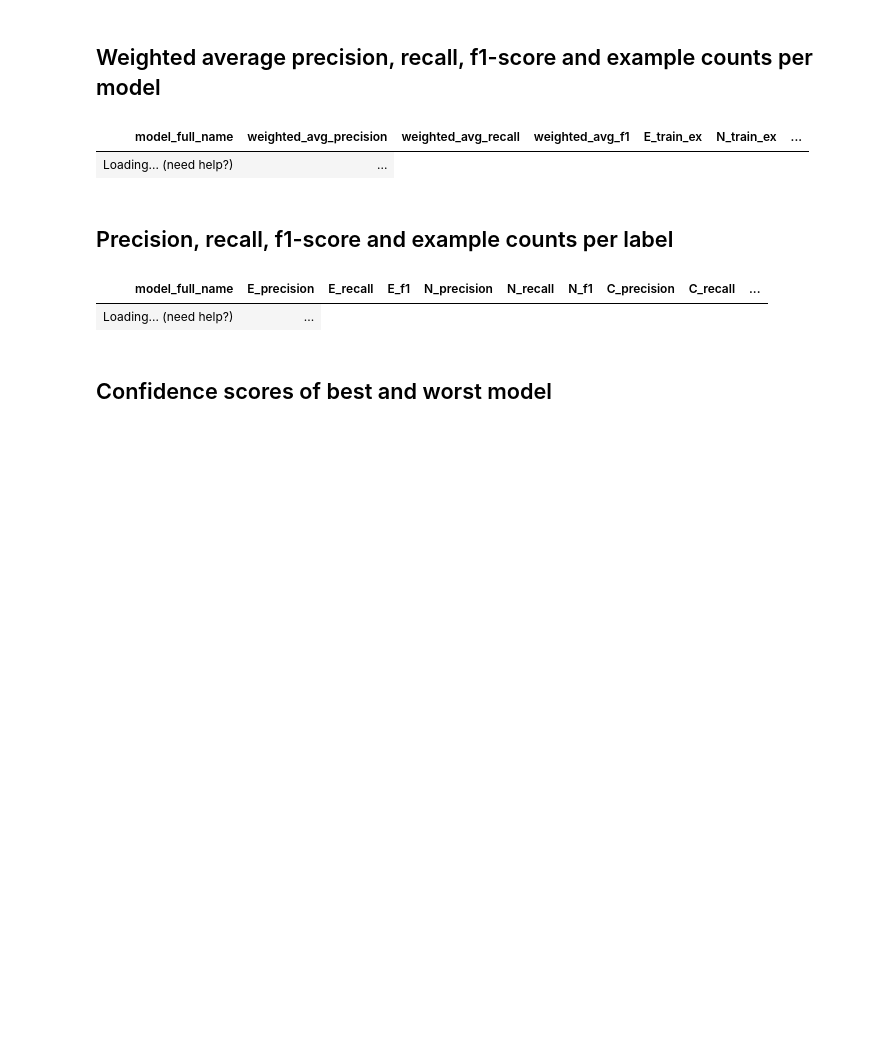
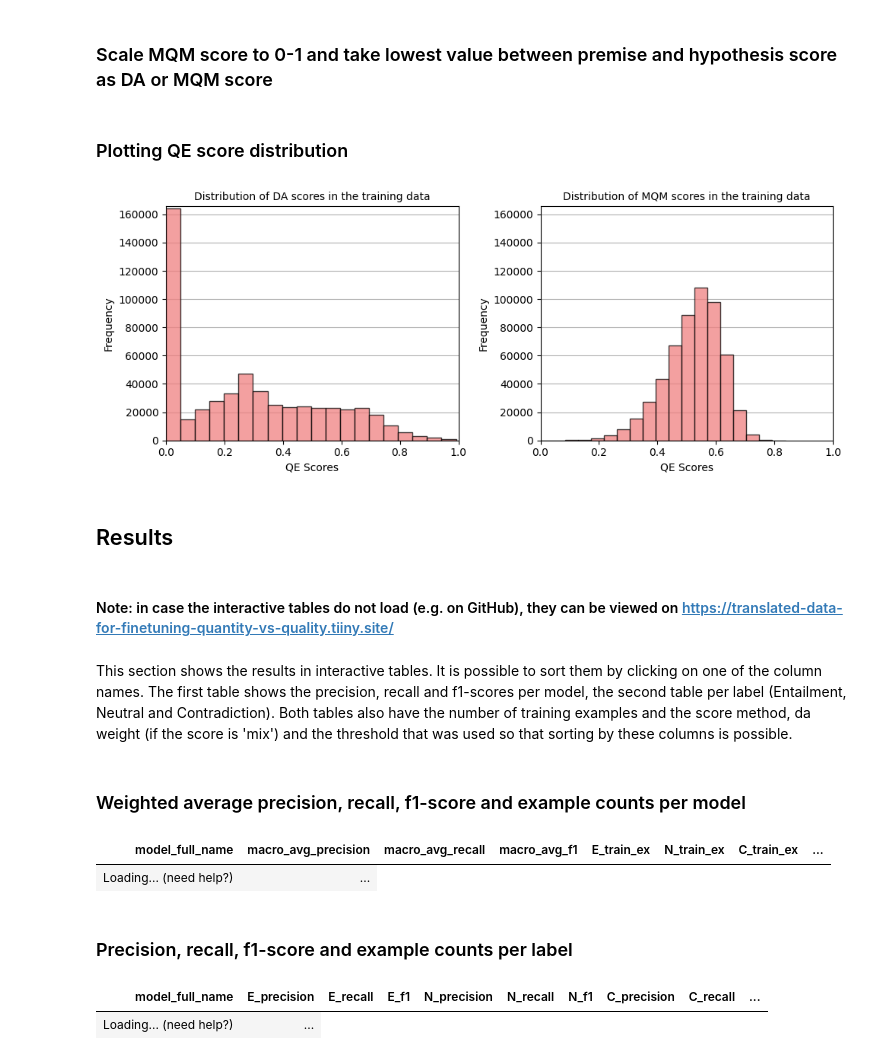
Before and after one commit to mariekevdh/NLP_finalproject, a Jupyter notebook: analysis.ipynb, the cells around one changed output. Cells and saved outputs as stored; diff of their text form; code cells hidden in the pictures; blank space fills up the shorter version.

```diff
--- a/analysis.ipynb
+++ b/analysis.ipynb
@@ -12,0 +23,2 @@ import pandas as pd
+# %%
+dataset = load_dataset("GroNLP/ik-nlp-22_transqe")
@@ -12,0 +42,2 @@ import pandas as pd
+# %% [markdown]
+### Scale MQM score to 0-1 and take lowest value between premise and hypothesis score as DA or MQM score
@@ -13,18 +62,68 @@ import pandas as pd
+# %%
+dataset = dataset.map(scale_mqm)
+dataset = dataset.map(lambda example: lowest_qe(example, score_type="da"))
+dataset = dataset.map(lambda example: lowest_qe(example, score_type="mqm"))
+# %% [markdown]
+### Plotting QE score distribution
+# %%
+def plot_scores(dataset, num_bins=20):
+    # Get qe scores from train set and convert them to floats
+    da_scores = [float(score) for score in dataset['train']["da"]]
+    mqm_scores = [float(score) for score in dataset['train']["mqm"]]
+
+    # Get height of the highest bin so that the y-axes can be set to the same value
+    da_score_hist, _ = np.histogram(da_scores, bins=num_bins)
+    mqm_score_hist, _ = np.histogram(mqm_scores, bins=num_bins)
+
+    max_freq = max(da_score_hist.max(), mqm_score_hist.max())
+    max_freq += max_freq * 0.01
+
+    # Create subplots
+    fig, axs = plt.subplots(1, 2, figsize=(10, 4))
+
+    # Plot da_scores distribution
+    axs[0].hist(da_scores, bins=num_bins, color='lightcoral', edgecolor='black', zorder=3, alpha=0.75)
+    axs[0].set_title('Distribution of DA scores in the training data', fontsize=10)
+    axs[0].set_xlabel('QE Scores')
+    axs[0].set_ylabel('Frequency')
+    axs[0].set_ylim(0, max_freq)
+    axs[0].set_xlim(0, 1)
+    axs[0].grid(axis='y', zorder=0)
+
+    # Plot mqm_scores distribution
+    axs[1].hist(mqm_scores, bins=num_bins, color='lightcoral', edgecolor='black', zorder=3, alpha=0.75)
+    axs[1].set_title('Distribution of MQM scores in the training data', fontsize=10)
+    axs[1].set_xlabel('QE Scores')
+    axs[1].set_ylabel('Frequency')
+    axs[1].set_ylim(0, max_freq)
+    axs[1].set_xlim(0, 1)
+    axs[1].grid(axis='y', zorder=0)
+
+    plt.tight_layout()
+    plt.show()
+# %%
+plot_scores(dataset)
+# %% [output]
+[figure, added]
+# %% [markdown]
+## Results
+# %% [markdown]
+#### Note: in case the interactive tables do not load (e.g. on GitHub), they can be viewed on https://translated-data-for-finetuning-quantity-vs-quality.tiiny.site/
+# %% [markdown]
+This section shows the results in interactive tables. It is possible to sort them by clicking on one of the column names. The first table shows the precision, recall and f1-scores per model, the second table per label (Entailment, Neutral and Contradiction). Both tables also have the number of training examples and the score method, da weight (if the score is 'mix') and the threshold that was used so that sorting by these columns is possible.
+# %% [markdown]
+### Weighted average precision, recall, f1-score and example counts per model
 # %%
 df_results = pd.read_csv('results.csv')
+# %%
+show(df_results[["model_full_name", "macro_avg_precision", "macro_avg_recall", "macro_avg_f1", "E_train_ex", "N_train_ex", "C_train_ex", "total_train_ex", "score_method", "da_weight", "threshold"]], paging=False)
+# %% [output]
+| model_full_name | macro_avg_precision | macro_avg_recall | macro_avg_f1 | E_train_ex | N_train_ex | C_train_ex | ... |
+| Loading... (need help?) | ... |
 # %% [markdown]
-## Weighted average precision, recall, f1-score and example counts per model
+### Precision, recall, f1-score and example counts per label
 # %%
-show(df_results[["model_full_name", "weighted_avg_precision", "weighted_avg_recall", "weighted_avg_f1", "E_train_ex", "N_train_ex", "C_train_ex", "total_train_ex"]], paging=False)
+show(df_results[["model_full_name", "E_precision", "E_recall", "E_f1", "N_precision", "N_recall", "N_f1", "C_precision", "C_recall", "C_f1", "E_train_ex", "N_train_ex", "C_train_ex", "score_method", "da_weight", "threshold"]], paging=False)
 # %% [output]
-| model_full_name | weighted_avg_precision | weighted_avg_recall | weighted_avg_f1 | E_train_ex | N_train_ex | ... |
+| model_full_name | E_precision | E_recall | E_f1 | N_precision | N_recall | N_f1 | C_precision | C_recall | ... |
 | Loading... (need help?) | ... |
-# %% [markdown]
-## Precision, recall, f1-score and example counts per label
-# %%
-show(df_results[["model_full_name", "E_precision", "E_recall", "E_f1", "N_precision", "N_recall", "N_f1", "C_precision", "C_recall", "C_f1", "E_train_ex", "N_train_ex", "C_train_ex"]], paging=False)
-# %% [output]
-| model_full_name | E_precision | E_recall | E_f1 | N_precision | N_recall | N_f1 | C_precision | C_recall | ... |
-| Loading... (need help?) | ... |
-# %% [markdown]
-## Confidence scores of best and worst model
```
Also changed, not shown: parts of 14 cells of this notebook.
